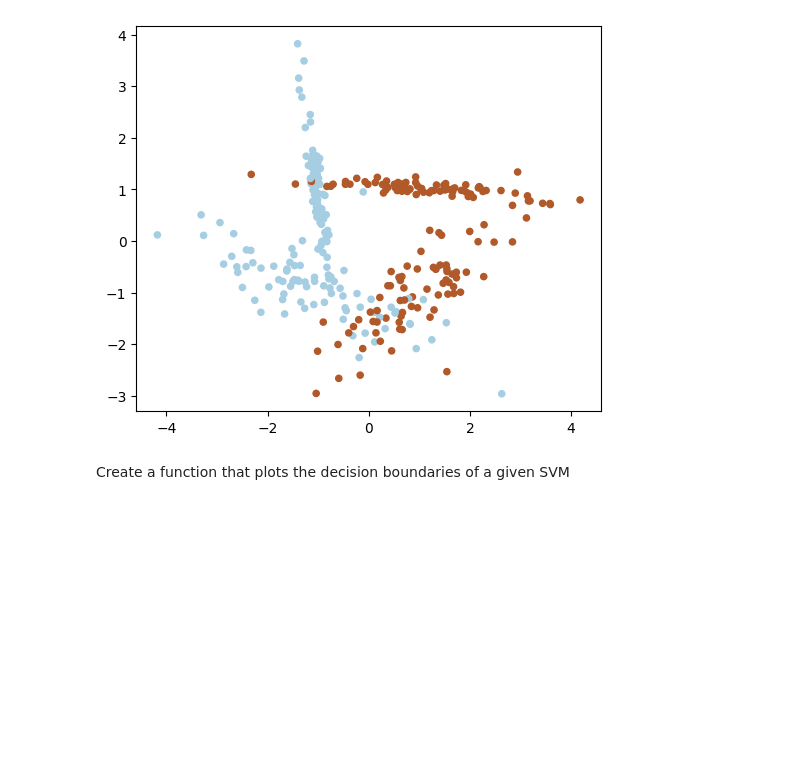
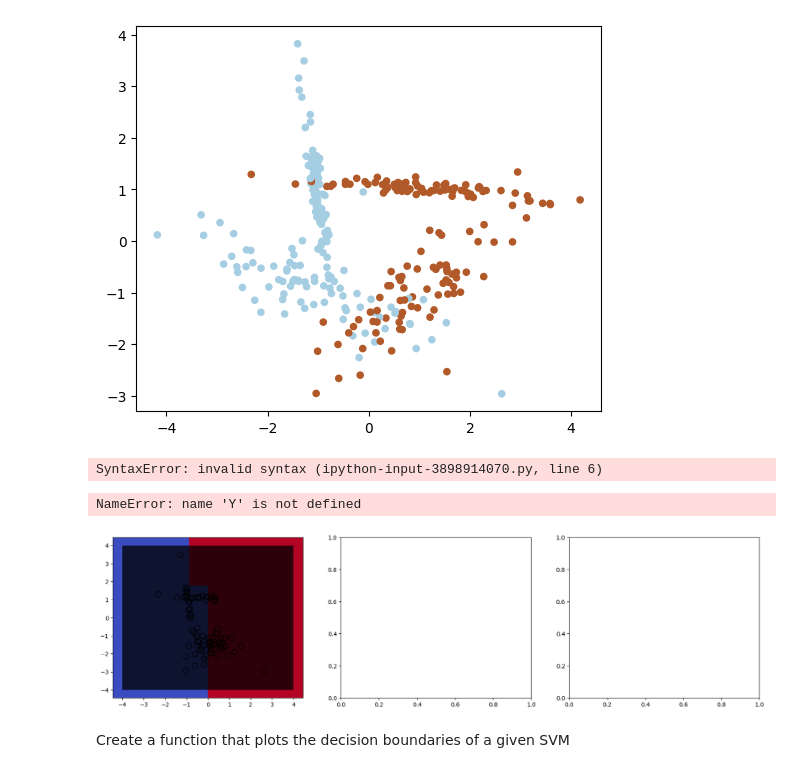
Before and after one commit to mafe97/machine_learning, a Jupyter notebook: Sem_03/kernels_svm.ipynb, the cells around one changed output. Cells and saved outputs as stored; diff of their text form; code cells hidden in the pictures; blank space fills up the shorter version.

```diff
--- a/Sem_03/kernels_svm.ipynb
+++ b/Sem_03/kernels_svm.ipynb
@@ -109,9 +114,9 @@ plt.scatter( X[:, 0] , X[:,1] , c = y , s=20, cmap="Paired")
 [figure]
 # %%
 
-kernels = ['linear', 'poly', 'rbf']
+kernels = ['linear', 'poly', 'rbf', 'sigmoid'] #DEfinir linea de kernels
 
-_, axes = plt.subplots(1,3, figsize = (20,5))
+_, axes = plt.subplots(1,4, figsize = (20,5)) #5x5 cada cuadricula
 
 # fit the model
 for _ :
@@ -135,34 +140,41 @@ for _ :
     axes[i].set_axis_off()
 
 plt.show()
+# %% [output]
+SyntaxError: invalid syntax (ipython-input-3898914070.py, line 6)
 # %%
 
 kernels = ['linear', 'poly', 'rbf']
 
 _, axes = plt.subplots(1,3, figsize = (20,5))
 
 # fit the model
 for i, kernel in enumerate(kernels):
     #
-    clf = svm.SVC(kernel = _ , gamma = 1)
-    clf.fit( _ , _ )
+    clf = svm.SVC(kernel = kernel , gamma = 1)
+    clf.fit( X , y )
 
-    x_min, x_max = _ , _
-    y_min, y_max = _ , _
+#Grafico fronteras de decision
+    h_min, h_max = X[:, 0].min() , X[:, 0].max()
+    v_min, v_max = X[:, 1].min() , X[:, 1].max()
 
-    x_dim, y_dim = np.meshgrid(np.arange( _ , _ , 0.01), np.arange( _ , _ , 0.01))
-    predictions = clf.decision_function(np.c_[x_dim.ravel(), y_dim.ravel()])
+    h_dim, v_dim = np.meshgrid(np.linspace( h_min , h_max , 100), np.linspace( v_min , v_max , 100))
+    predictions = clf.predict(np.c_[h_grid.ravel(), v_grid.ravel()])
 
-    predictions = predictions.reshape(x_dim.shape)
-    axes[i].pcolormesh( _ , _ , predictions, cmap = plt.cm.coolwarm)
-    axes[i].contourf( _ , _ , predictions, alpha = 0.75, cmap = plt.cm.coolwarm)
+    predictions = predictions.reshape(h_grid.shape)
+    axes[i].pcolormesh( h_grid , v_grid , predictions, cmap = plt.cm.coolwarm)
+    axes[i].contourf( h_grid , v_grid , predictions, colors=['k', 'k'], alpha = 0.75, linestyles=['-', '-'], levels=[0,1])
 
     axes[i].scatter(clf.support_vectors_[:, 0], clf.support_vectors_[:, 1], s = 90, facecolors = 'none', edgecolors = 'k')
 
-    axes[i].scatter( _ , _ , c=Y, cmap=plt.cm.coolwarm, edgecolors='k')
+    axes[i].scatter( X[:, 0] , X[:, 1] , c=Y, cmap='Paired', edgecolors='k')
+    axes.set_title(kernel)
     axes[i].set_axis_off()
 
 plt.show()
+# %% [output]
+NameError: name 'Y' is not defined
+[figure, added]
 # %% [markdown]
 Create a function that plots the decision boundaries of a given SVM
 # %% [markdown]
```
Also changed, not shown: parts of 4 cells of this notebook, 2 other files.
